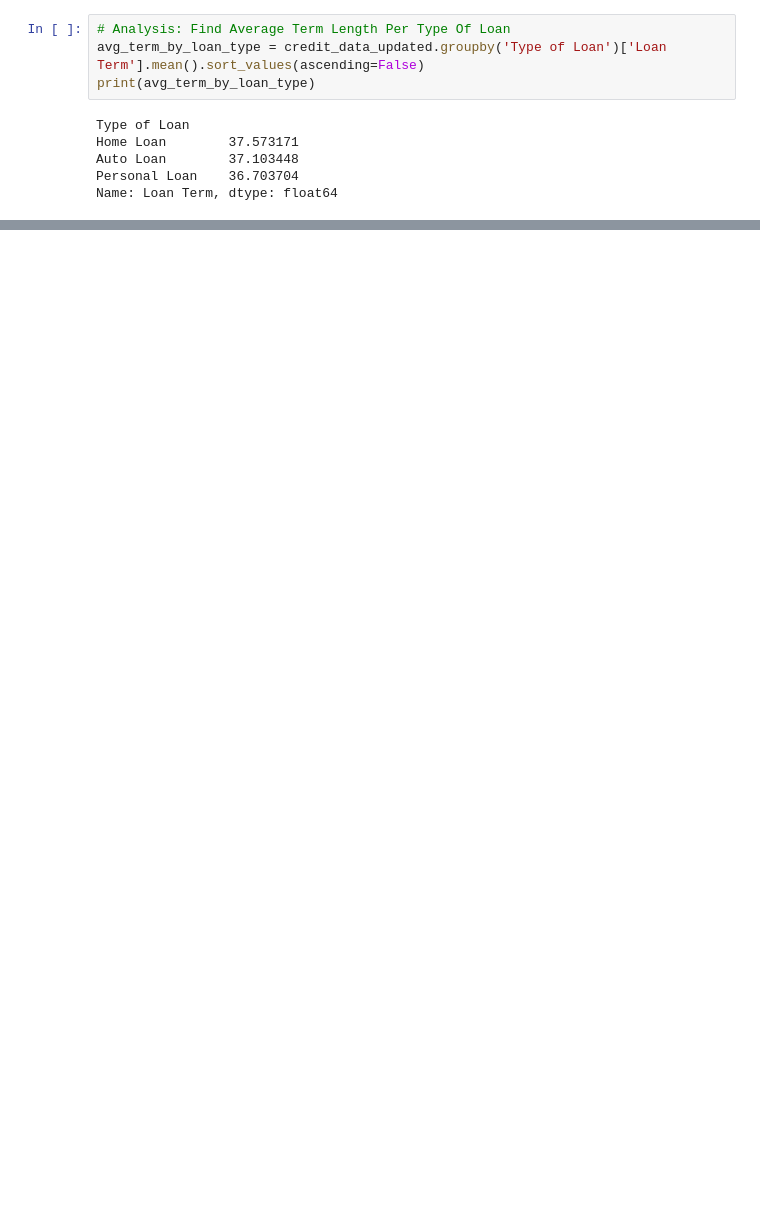
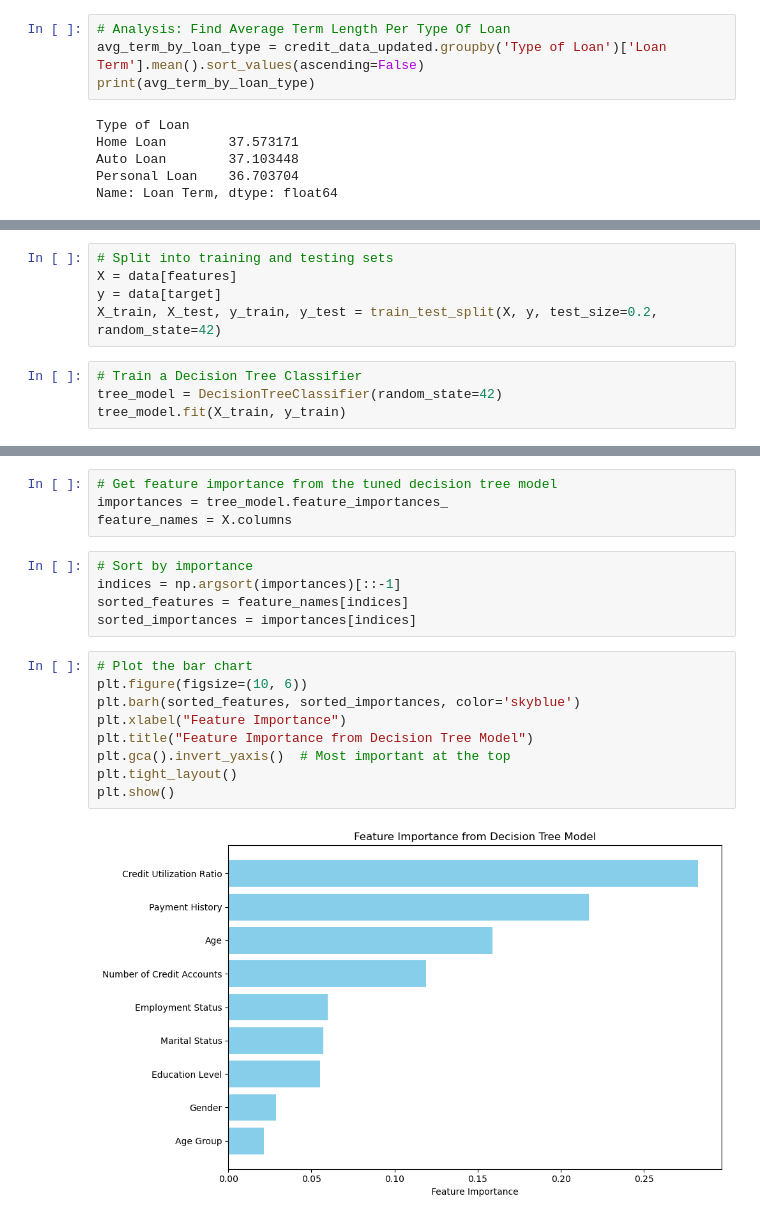
Before and after one commit to mrbowman86/Credit_Loan_Analysis, a Jupyter notebook: Credit_Loan_Analysis.ipynb, the cells around one changed output, grey strips where cells are left out. Drawn from its saved outputs; the diff is of its cells as text; blank space fills up the shorter version.

```diff
--- a/Credit_Loan_Analysis.ipynb
+++ b/Credit_Loan_Analysis.ipynb
@@ -118,0 +166,9 @@ Name: Loan Term, dtype: float64
+# %%
+# Split into training and testing sets
+X = data[features]
+y = data[target]
+X_train, X_test, y_train, y_test = train_test_split(X, y, test_size=0.2, random_state=42)
+# %%
+# Train a Decision Tree Classifier
+tree_model = DecisionTreeClassifier(random_state=42)
+tree_model.fit(X_train, y_train)
@@ -118,0 +201,20 @@ Name: Loan Term, dtype: float64
+# %%
+# Get feature importance from the tuned decision tree model
+importances = tree_model.feature_importances_
+feature_names = X.columns
+# %%
+# Sort by importance
+indices = np.argsort(importances)[::-1]
+sorted_features = feature_names[indices]
+sorted_importances = importances[indices]
+# %%
+# Plot the bar chart
+plt.figure(figsize=(10, 6))
+plt.barh(sorted_features, sorted_importances, color='skyblue')
+plt.xlabel("Feature Importance")
+plt.title("Feature Importance from Decision Tree Model")
+plt.gca().invert_yaxis()  # Most important at the top
+plt.tight_layout()
+plt.show()
+# %% [output]
+[figure, added]
```
Also changed, not shown: parts of 39 cells of this notebook, 2 other files.
